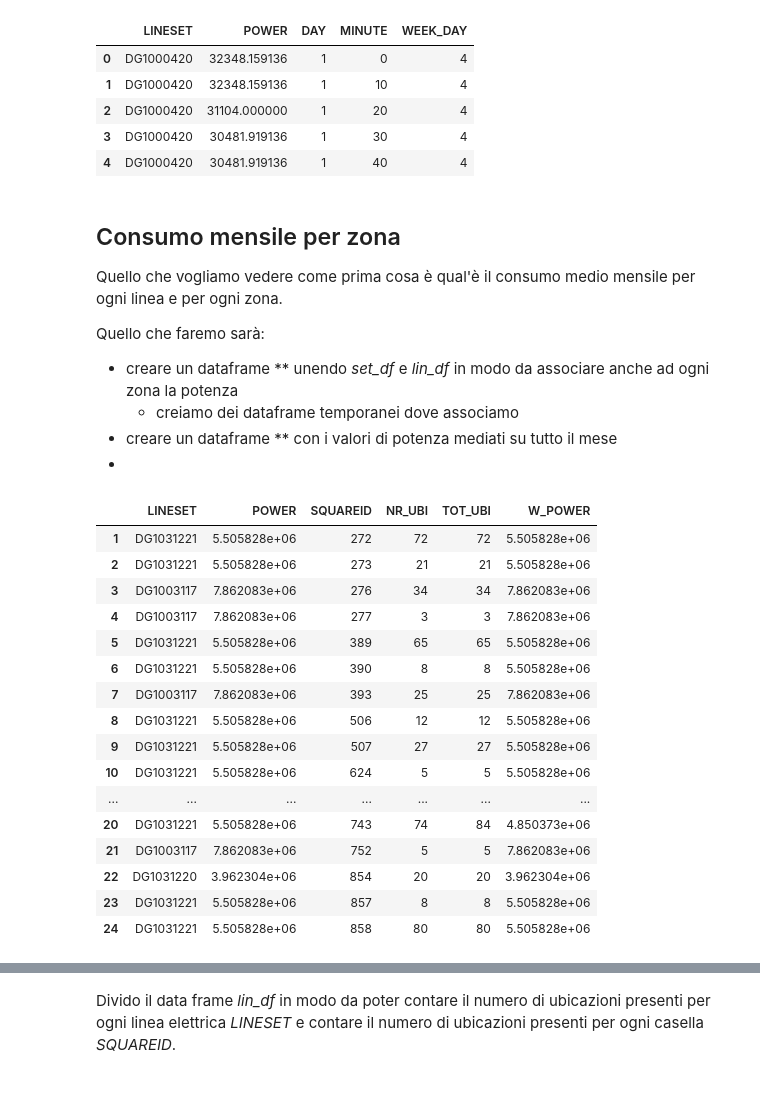
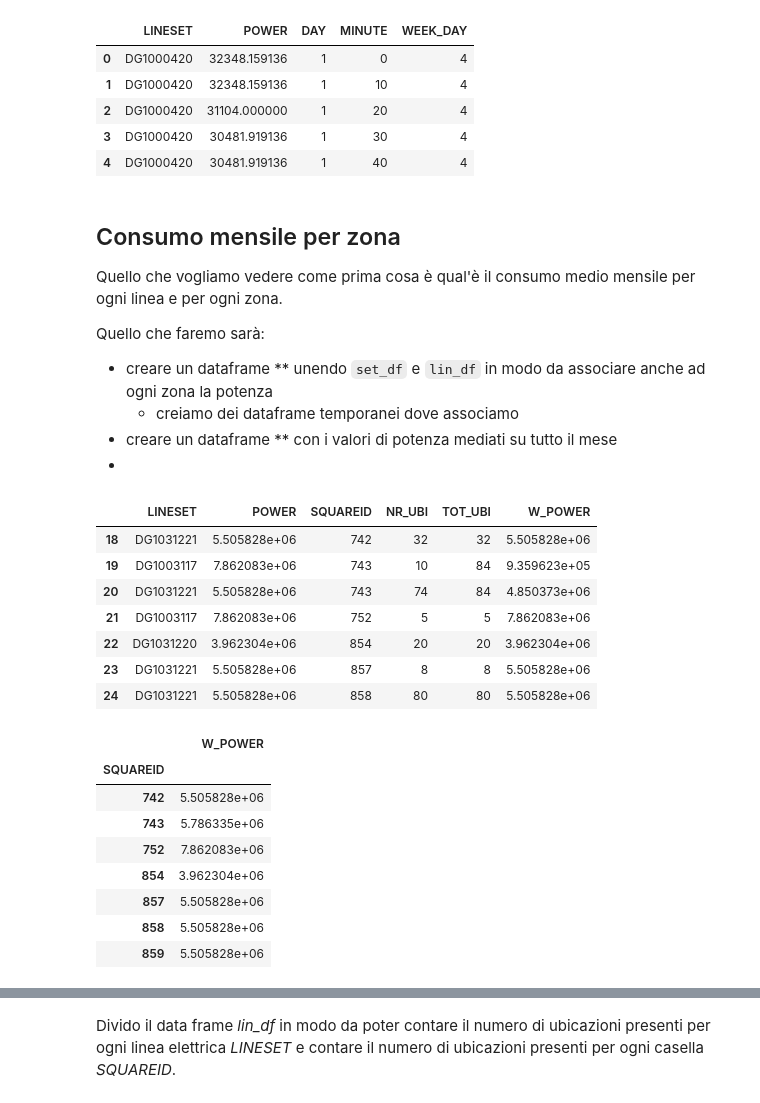
Before and after one commit to MarcoFava/Lavandini, a Jupyter notebook: EDA.ipynb, the cells around one changed output, grey strips where cells are left out. Cells and saved outputs as stored; diff of their text form; code cells hidden in the pictures.

```diff
--- a/EDA.ipynb
+++ b/EDA.ipynb
@@ -74,39 +74,43 @@ set_df[:5]
 Quello che vogliamo vedere come prima cosa è qual'è il consumo medio mensile per ogni linea e per ogni zona.
 
 Quello che faremo sarà:
-* creare un dataframe ** unendo *set_df* e *lin_df* in modo da associare anche ad ogni zona la potenza
+* creare un dataframe ** unendo `set_df` e `lin_df` in modo da associare anche ad ogni zona la potenza
     * creiamo dei dataframe temporanei dove associamo
 * creare un dataframe ** con i valori di potenza mediati su tutto il mese
 *
 # %%
 # eseguiamo la media giornaliera della potenza
 mean_df = set_df.groupby("LINESET")["POWER"].sum()/set_df["DAY"].iloc[-1]
 
 # uniamo il dataframe mediato con lin_df preservando le colonne LINESET, POWER, SQUAREID e NR_UBI
 mean_df = pd.merge(mean_df,lin_df, on="LINESET", how="right")
 
 # aggiungiamo colonna con il numero totale di ubicazioni per squareid
 mean_df["TOT_UBI"] = lin_df.groupby("SQUAREID")["NR_UBI"].transform("sum")
 
 # eseguiamo la media pesata della potenza sul numero di ubicazioni
 mean_df["W_POWER"] = mean_df["POWER"] * mean_df["NR_UBI"] / mean_df["TOT_UBI"]
-# temp_df = pd.merge(try_df.groupby("SQUAREID")["POWER"].sum(), try_df.groupby("SQUAREID")["NR_UBI"].sum(), on="SQUAREID")
-mean_df[1:25]
+mean_df[18:25]
 # %% [output]
 |  | LINESET | POWER | SQUAREID | NR_UBI | TOT_UBI | W_POWER |
-| 1 | DG1031221 | 5.505828e+06 | 272 | 72 | 72 | 5.505828e+06 |
-| 2 | DG1031221 | 5.505828e+06 | 273 | 21 | 21 | 5.505828e+06 |
-| 3 | DG1003117 | 7.862083e+06 | 276 | 34 | 34 | 7.862083e+06 |
-| 4 | DG1003117 | 7.862083e+06 | 277 | 3 | 3 | 7.862083e+06 |
-| 5 | DG1031221 | 5.505828e+06 | 389 | 65 | 65 | 5.505828e+06 |
-| 6 | DG1031221 | 5.505828e+06 | 390 | 8 | 8 | 5.505828e+06 |
-| 7 | DG1003117 | 7.862083e+06 | 393 | 25 | 25 | 7.862083e+06 |
-| 8 | DG1031221 | 5.505828e+06 | 506 | 12 | 12 | 5.505828e+06 |
-| 9 | DG1031221 | 5.505828e+06 | 507 | 27 | 27 | 5.505828e+06 |
-| 10 | DG1031221 | 5.505828e+06 | 624 | 5 | 5 | 5.505828e+06 |
-| ... | ... | ... | ... | ... | ... | ... |
+| 18 | DG1031221 | 5.505828e+06 | 742 | 32 | 32 | 5.505828e+06 |
+| 19 | DG1003117 | 7.862083e+06 | 743 | 10 | 84 | 9.359623e+05 |
 | 20 | DG1031221 | 5.505828e+06 | 743 | 74 | 84 | 4.850373e+06 |
 | 21 | DG1003117 | 7.862083e+06 | 752 | 5 | 5 | 7.862083e+06 |
 | 22 | DG1031220 | 3.962304e+06 | 854 | 20 | 20 | 3.962304e+06 |
 | 23 | DG1031221 | 5.505828e+06 | 857 | 8 | 8 | 5.505828e+06 |
 | 24 | DG1031221 | 5.505828e+06 | 858 | 80 | 80 | 5.505828e+06 |
+# %%
+# creiamo il geodataframe di mean_df raggruppando per square id e sommando i vari contributi pesati di corrente
+mean_gdf = gp.GeoDataFrame(mean_df.groupby("SQUAREID")["W_POWER"].sum())
+mean_gdf[18:25]
+# %% [output]
+|  | W_POWER |
+| SQUAREID |  |
+| 742 | 5.505828e+06 |
+| 743 | 5.786335e+06 |
+| 752 | 7.862083e+06 |
+| 854 | 3.962304e+06 |
+| 857 | 5.505828e+06 |
+| 858 | 5.505828e+06 |
+| 859 | 5.505828e+06 |
```
Also changed, not shown: parts of 6 cells of this notebook.
